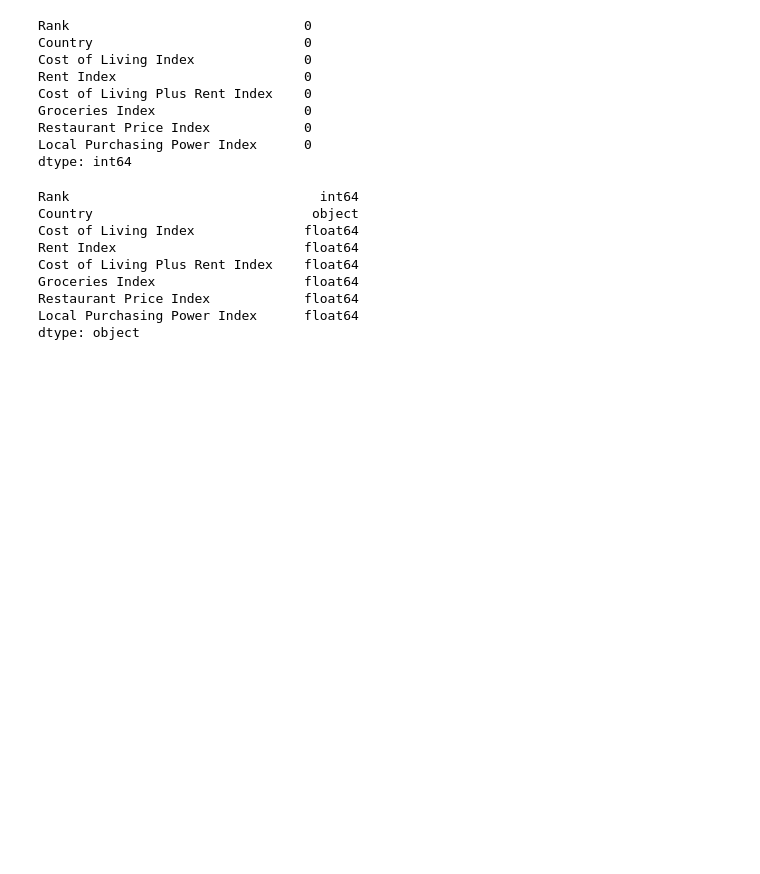
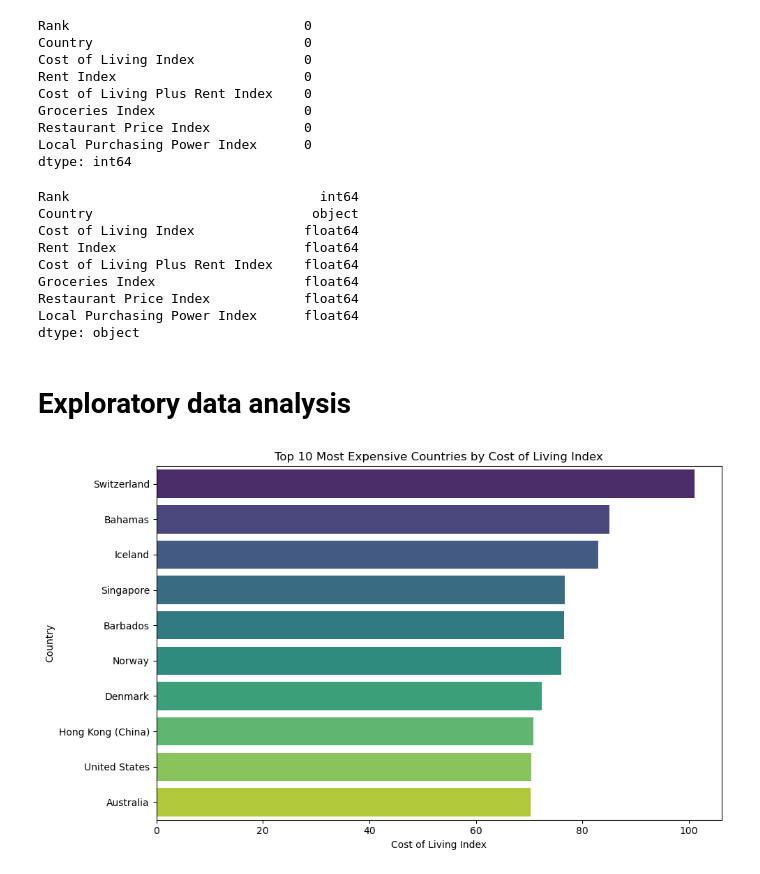
Before and after one commit to federicoariton/Project-2-Exploratory-data-analysis, a Jupyter notebook: Cost of Living Index by Country.ipynb, the cells around one changed output. Drawn from its saved outputs; the diff is of its cells as text; code cells hidden in the pictures; blank space fills up the shorter version.

Commit message:
EDA Top 10 Most Expensive Countries

```diff
--- a/Cost of Living Index by Country.ipynb
+++ b/Cost of Living Index by Country.ipynb
@@ -81,3 +81,20 @@ Groceries Index                   float64
 Restaurant Price Index            float64
 Local Purchasing Power Index      float64
 dtype: object
+# %% [markdown]
+# Exploratory data analysis
+# %%
+# Identifying the top 10 most expensive countries based on the Cost of Living Index
+top_10_expensive = df.nlargest(10, 'Cost of Living Index')[['Country', 'Cost of Living Index']]
+
+# Plotting
+plt.figure(figsize=(10, 6))
+sns.barplot(x='Cost of Living Index', y='Country', data=top_10_expensive, palette='viridis')
+plt.title('Top 10 Most Expensive Countries by Cost of Living Index')
+plt.xlabel('Cost of Living Index')
+plt.ylabel('Country')
+
+plt.tight_layout()
+plt.show()
+# %% [output]
+[figure, added]
```
Also changed, not shown: parts of 3 cells of this notebook.
